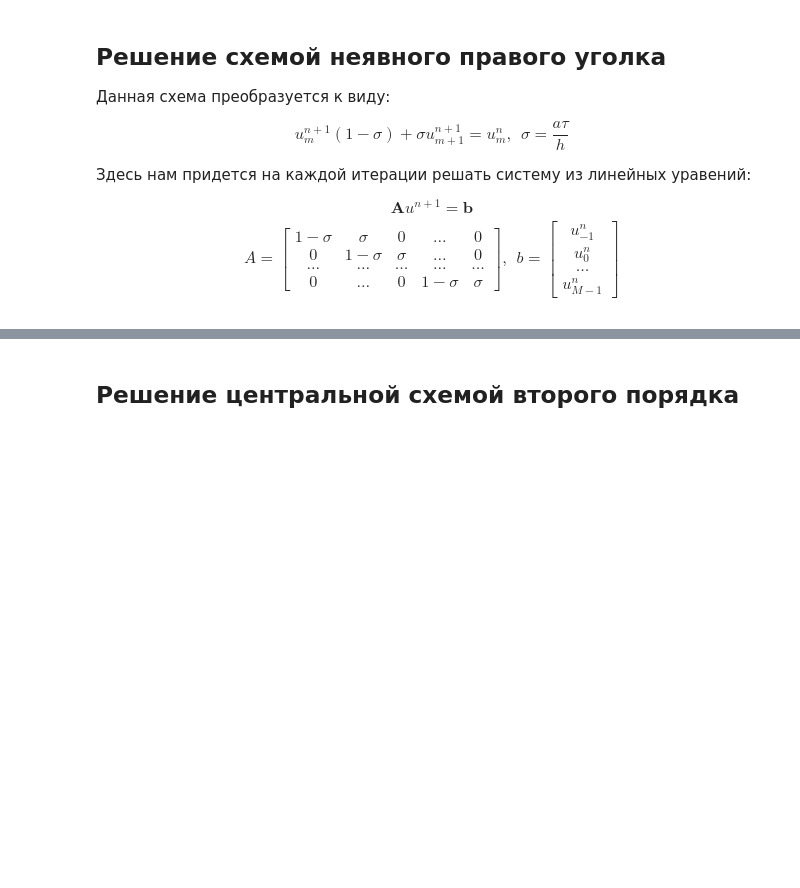
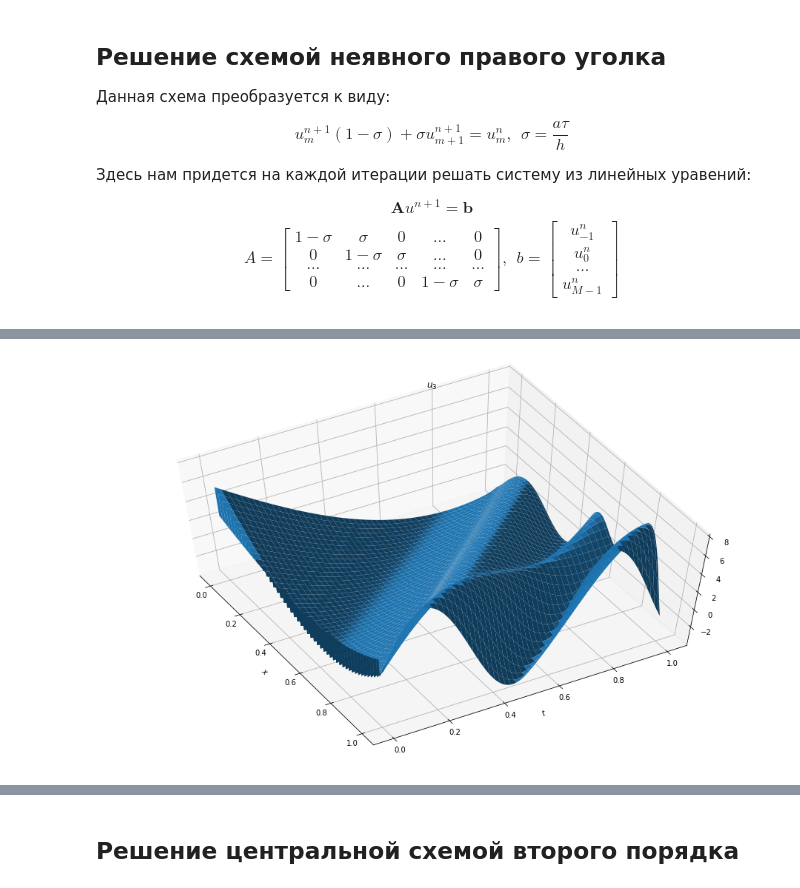
Before and after one commit to alekseik1/calc_math-labs, a Jupyter notebook: 2sem_2task/2sem_2task.ipynb, the cells around one changed output, grey strips where cells are left out. Cells and saved outputs as stored; diff of their text form; code cells hidden in the pictures; blank space fills up the shorter version.

```diff
--- a/2sem_2task/2sem_2task.ipynb
+++ b/2sem_2task/2sem_2task.ipynb
@@ -225,0 +392,4 @@ anim3.make_animation().save_as_file('ugolok_u3.mp4')
+# %%
+plot_3d(x_grid, t_grid, solution[:,:,2], (60, -30), label='u_3', filename='ugol_u3.pdf')
+# %% [output]
+[figure, added]
```
Also changed, not shown: parts of 43 cells of this notebook, 1 other file.
